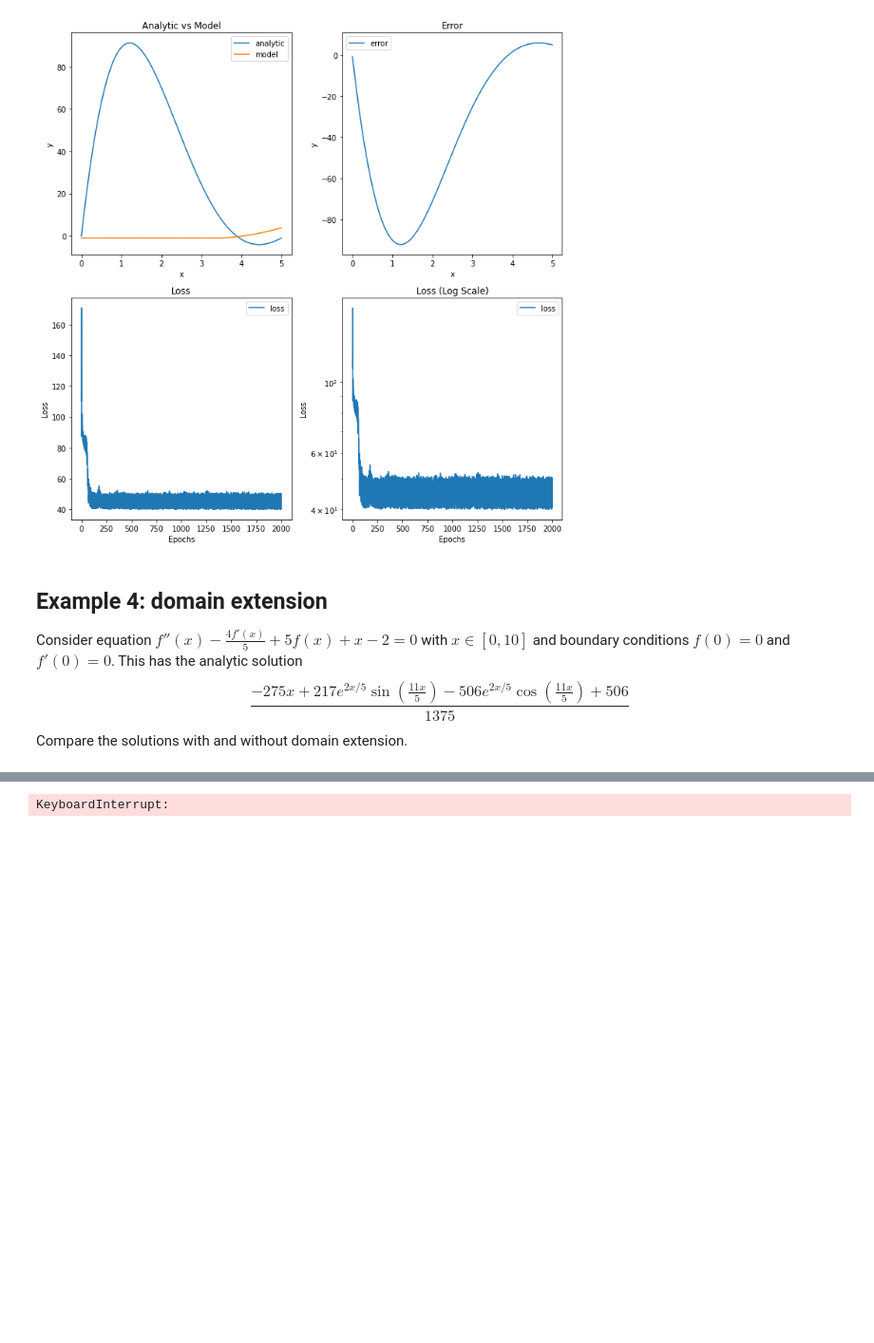
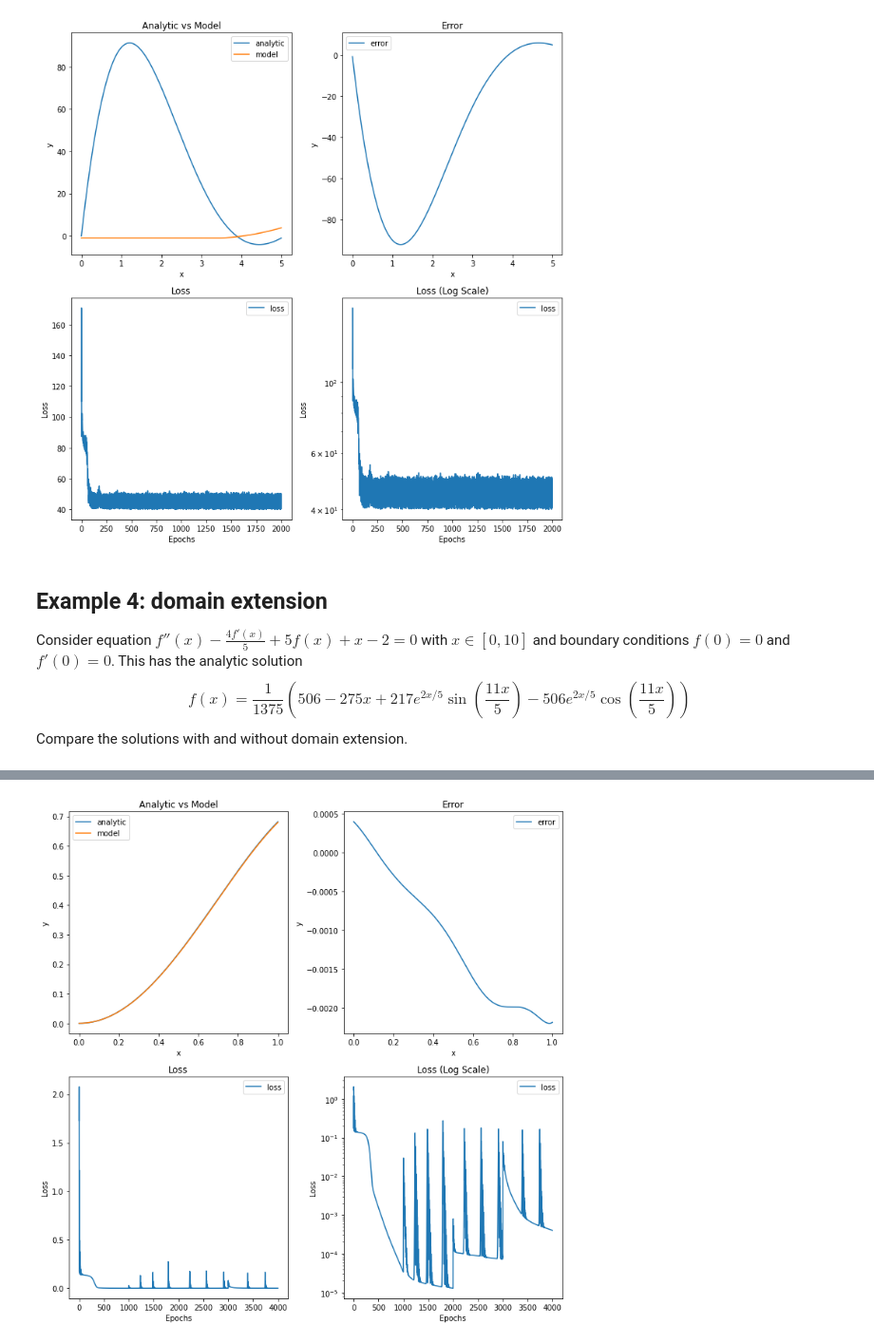
Before and after one commit to virtanenj/neural-differential-solver, a Jupyter notebook: revisionNEW.ipynb, the cells around one changed output, grey strips where cells are left out. Shown at 95% size. Cells and saved outputs as stored; diff of their text form; code cells hidden in the pictures; blank space fills up the shorter version.

Commit message:
Grad calculation bug fixed

```diff
--- a/revisionNEW.ipynb
+++ b/revisionNEW.ipynb
@@ -635,8 +570,8 @@ Epoch 2000/2000 Loss: 50.1121
 ## Example 4: domain extension
 Consider equation $f''(x)-\frac{4 f'(x)}{5}+5 f(x)+x-2=0$ with $x \in [0,10]$ and boundary conditions $f(0)=0$ and $f'(0)=0$. This has the analytic solution
 $$
-\frac{-275 x+217 e^{2 x/5} \sin \left(\frac{11 x}{5}\right)-506
-   e^{2 x/5} \cos \left(\frac{11 x}{5}\right)+506}{1375}
+f(x) = \frac{1}{1375}\left(506-275 x+217 e^{2 x/5} \sin \left(\frac{11 x}{5}\right)-506
+   e^{2 x/5} \cos \left(\frac{11 x}{5}\right)\right)
 $$
 Compare the solutions with and without domain extension.
 # %%
@@ -671,7 +606,7 @@ loss_fn = LossFunction(equation, bc_ps, bc_functions, bc_xs)
 discretization = 0.01
 # domains = [[[0.0,2.0]], [[0.0,4.0]], [[0.0,6.0]], [[0.0,8.0]], [[0.0, 10.0]]]
 # domains = [[[0.0,1.0]], [[0.0,2.0]], [[0.0,3.0]], [[0.0,4.0]], [[0.0,5.0]], [[0.0,6.0]]]
-domains = [[[0.0,0.5]], [[0.0, 0.75]], [[0.0,1.0]]]
+domains = [[[0.0,0.25]], [[0.0,0.5]], [[0.0, 0.75]], [[0.0,1.0]]]
 
 # Model
 hidden_shapes = [100]
@@ -680,7 +615,7 @@ output_shape = 1
 model = DNN(input_shape, hidden_shapes, output_shape)
 
 # Training
-num_epochs_per_domain = 4000
+num_epochs_per_domain = 1000
 learning_rate = 0.01
 
 
@@ -690,9 +625,9 @@ loss_data = traininigDomainExtension(model, loss_fn, domains, discretization, nu
 
 # --- Result visualization
 def equation_analytic(x):
-    cos_term = -506*np.exp(2*x/5)*np.cos(11*x/5)
+    cos_term = 506*np.exp(2*x/5)*np.cos(11*x/5)
     sin_term = 217*np.exp(2*x/5)*np.sin(11*x/5)
-    return (506 - 275*x + cos_term + sin_term) / 1375
+    return (506 - 275*x + sin_term - cos_term) / 1375
 
 model.eval()
 x_eval = np.linspace(x_min,x_max,1000)
@@ -700,11 +635,14 @@ y_analytic = equation_analytic(x_eval)
 x_eval_tensor = torch.from_numpy(x_eval).float().unsqueeze(-1)
 y_model = model(x_eval_tensor).detach().flatten().numpy()
 
+x_eval_tensor.requires_grad_(True)
+print("Final evaluation loss:", loss_fn(model, x_eval_tensor))
+
 y_error = y_model - y_analytic
 
 fig, axs = plt.subplots(2, 2, figsize=(10, 10))
 
-# Plot 1: Analytic vs Model
+# Analytic vs Model
 axs[0, 0].plot(x_eval, y_analytic, label="analytic")
 axs[0, 0].plot(x_eval, y_model, label="model")
 axs[0, 0].legend()
@@ -712,21 +650,21 @@ axs[0, 0].set_xlabel("x")
 axs[0, 0].set_ylabel("y")
 axs[0, 0].set_title("Analytic vs Model")
 
-# Plot 2: Error
+# Error
 axs[0, 1].plot(x_eval, y_error, label="error")
 axs[0, 1].legend()
 axs[0, 1].set_xlabel("x")
 axs[0, 1].set_ylabel("y")
 axs[0, 1].set_title("Error")
 
-# Plot 3: Loss
+# Loss
 axs[1, 0].plot(loss_data, label="loss")
 axs[1, 0].legend()
 axs[1, 0].set_xlabel("Epochs")
 axs[1, 0].set_ylabel("Loss")
 axs[1, 0].set_title("Loss")
 
-# Plot 4: Loss (Log Scale)
+# Loss (Log Scale)
 axs[1, 1].plot(loss_data, label="loss")
 axs[1, 1].set_yscale("log")
 axs[1, 1].legend()
@@ -757 +695 @@ bc_boundaries_present:  tensor([[0.]], grad_fn=<UnsqueezeBackward0>)
-KeyboardInterrupt:
+[figure, added]
```
Also changed, not shown: parts of 10 cells of this notebook.
